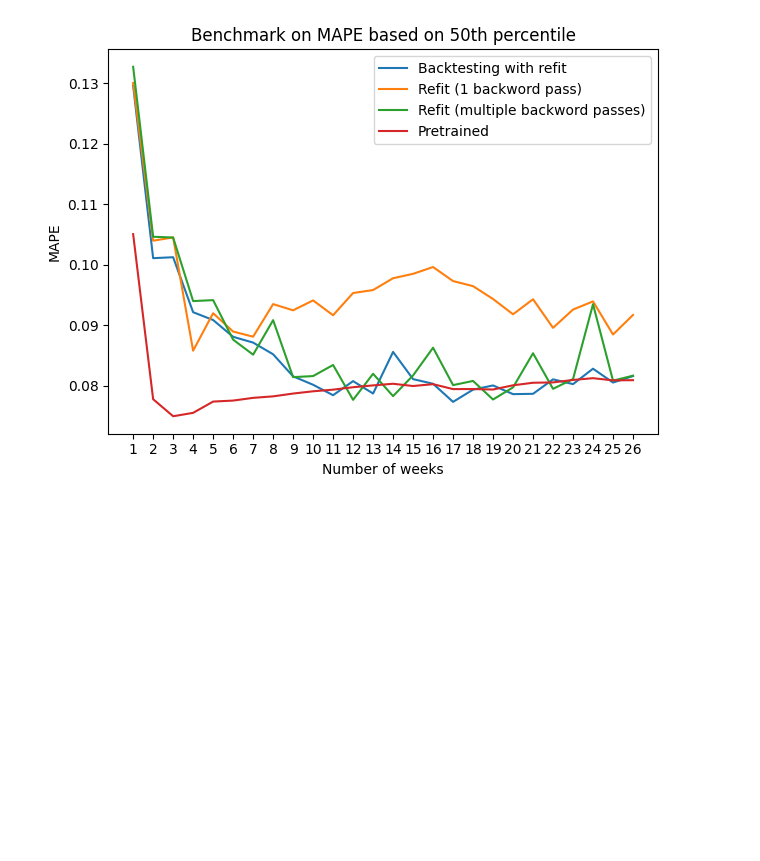
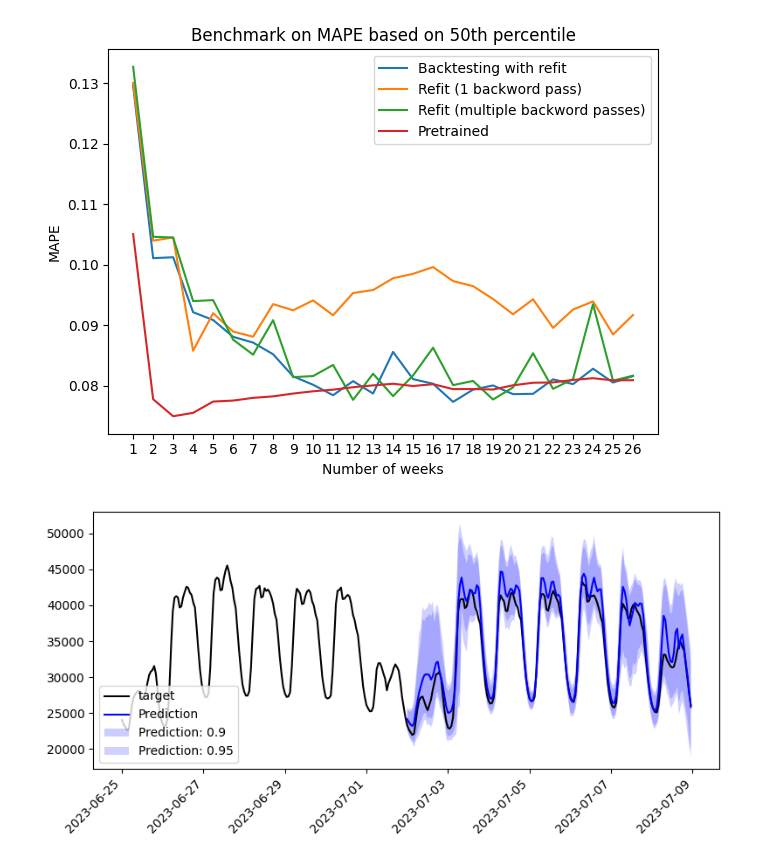
Before and after one commit to alexliap/moirai_explore, a Jupyter notebook: bench_backtesting.ipynb, the cells around one changed output. Cells and saved outputs as stored; diff of their text form; code cells hidden in the pictures; blank space fills up the shorter version.

```diff
--- a/bench_backtesting.ipynb
+++ b/bench_backtesting.ipynb
@@ -20,11 +20,9 @@ it_data_23_24 = it_data_23_24.set_index('DateUTC')
 # %%
 SZ = 'small'
 PDT = 7 * 24  # prediction length: any positive integer
-PSZ = 64  # patch size: choose from {"auto", 8, 16, 32, 64, 128}
+PSZ = "auto"  # patch size: choose from {"auto", 8, 16, 32, 64, 128}
 BSZ = 24  # batch size: any positive integer
-# TEST = 5 * ((4 * PDT) + 48) # test set length: any positive integer
 
-# NUM_WINDOWS = TEST // PDT
 DIST = PDT
 # %%
 def load_pretrained(context_length: int):
@@ -169,3 +167,33 @@ plt.tight_layout()
 plt.savefig("experiment_results/after_finetuning/mape_50th_perc.png");
 # %% [output]
 [figure]
+# %%
+model_folder = "outputs/finetune/moirai_small/1st_run/checkpoints/it_load_data_train_"
+data = it_data_23_24
+
+model, test_data, CTX = get_model_data(model_folder, 26, data)
+
+predictor = model.create_predictor(batch_size=BSZ)
+forecasts = predictor.predict(test_data.input)
+
+input_it = iter(test_data.input)
+label_it = iter(test_data.label)
+forecast_it = iter(forecasts)
+
+NUM_WINDOWS = 1
+
+fig, axes = plt.subplots(nrows=NUM_WINDOWS, ncols=1, figsize=(8, NUM_WINDOWS * 4))
+plot_next_multi(
+    axes,
+    input_it,
+    label_it,
+    forecast_it,
+    context_length=1 * 168,
+    intervals=(0.9, 0.95),
+    dim=None,
+    name="Prediction",
+    show_label=True,
+)
+plt.tight_layout()
+# %% [output]
+[figure, added]
```
Also changed, not shown: parts of 1 cell of this notebook.
